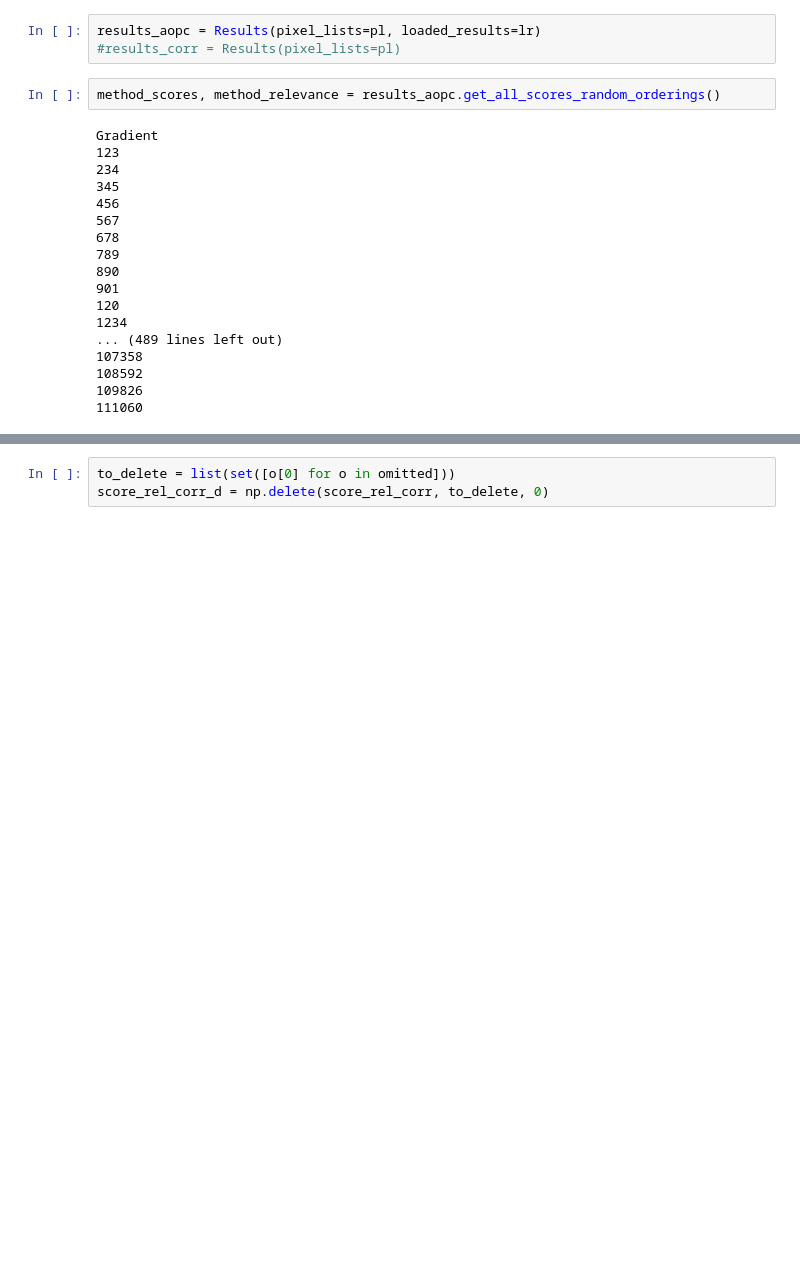
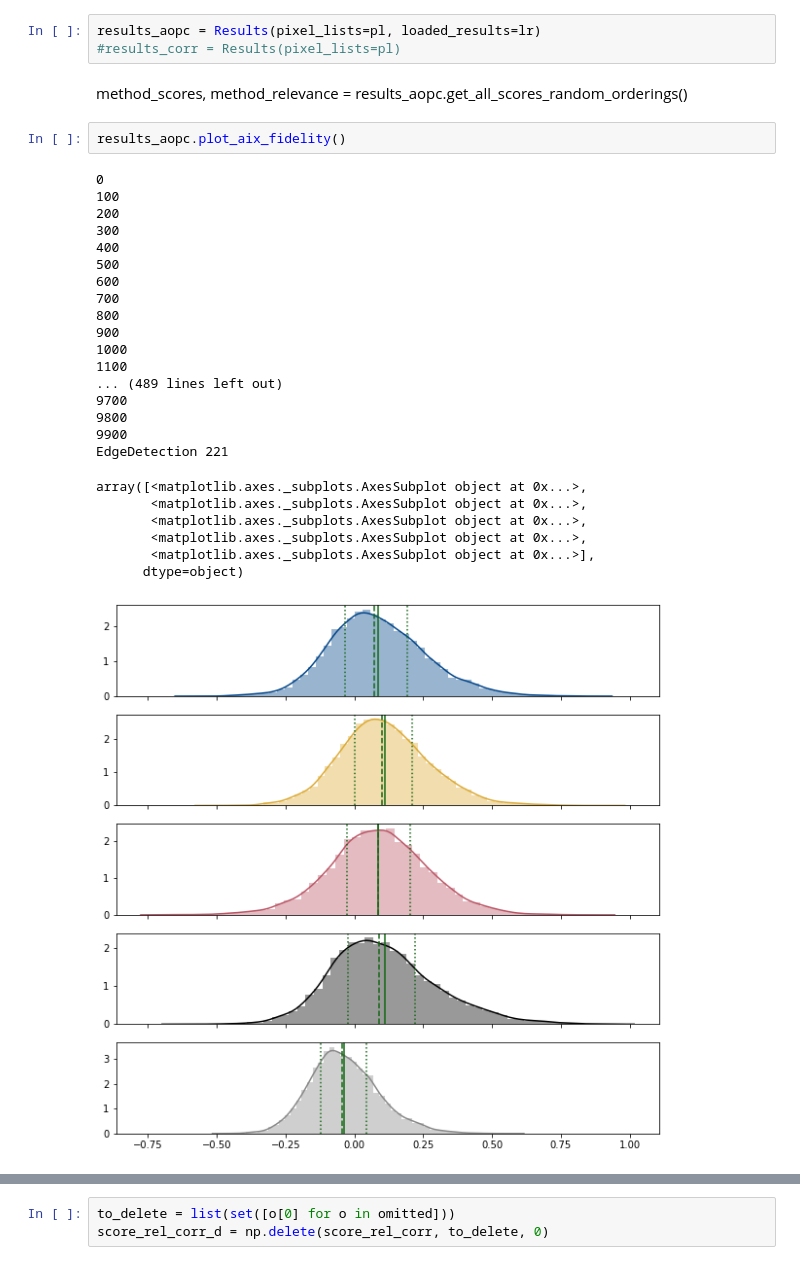
Before and after one commit to dais-ita/explanation_metric, a Jupyter notebook: AFM analysis.ipynb, the cells around one changed output, grey strips where cells are left out. Saved outputs shown, nothing was run; the diff lists cells and outputs as text; blank space fills up the shorter version.

```diff
--- a/AFM analysis.ipynb
+++ b/AFM analysis.ipynb
@@ -682,23 +729,32 @@ Generating Random Pixel List for:0
 # %%
 results_aopc = Results(pixel_lists=pl, loaded_results=lr)
 #results_corr = Results(pixel_lists=pl)
-# %%
-method_scores, method_relevance = results_aopc.get_all_scores_random_orderings()
-# %% [output]
-Gradient
-123
-234
-345
-456
-567
-678
-789
-890
-901
-120
-1234
-... (489 lines left out)
-107358
-108592
-109826
-111060
+# %% [markdown]
+method_scores, method_relevance = results_aopc.get_all_scores_random_orderings()
+# %%
+results_aopc.plot_aix_fidelity()
+# %% [output]
+0
+100
+200
+300
+400
+500
+600
+700
+800
+900
+1000
+1100
+... (489 lines left out)
+9700
+9800
+9900
+EdgeDetection 221
+array([<matplotlib.axes._subplots.AxesSubplot object at 0x...>,
+       <matplotlib.axes._subplots.AxesSubplot object at 0x...>,
+       <matplotlib.axes._subplots.AxesSubplot object at 0x...>,
+       <matplotlib.axes._subplots.AxesSubplot object at 0x...>,
+       <matplotlib.axes._subplots.AxesSubplot object at 0x...>],
+      dtype=object)
+[figure, added]
```
Also changed, not shown: parts of 40 cells of this notebook.
